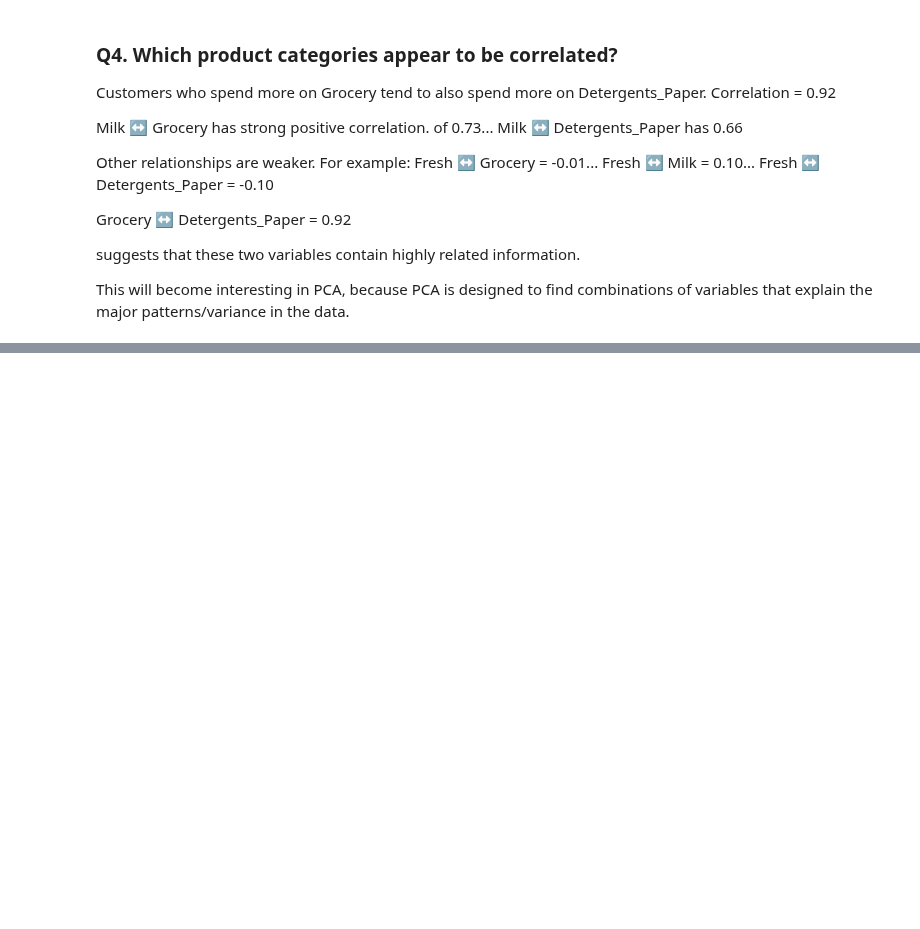
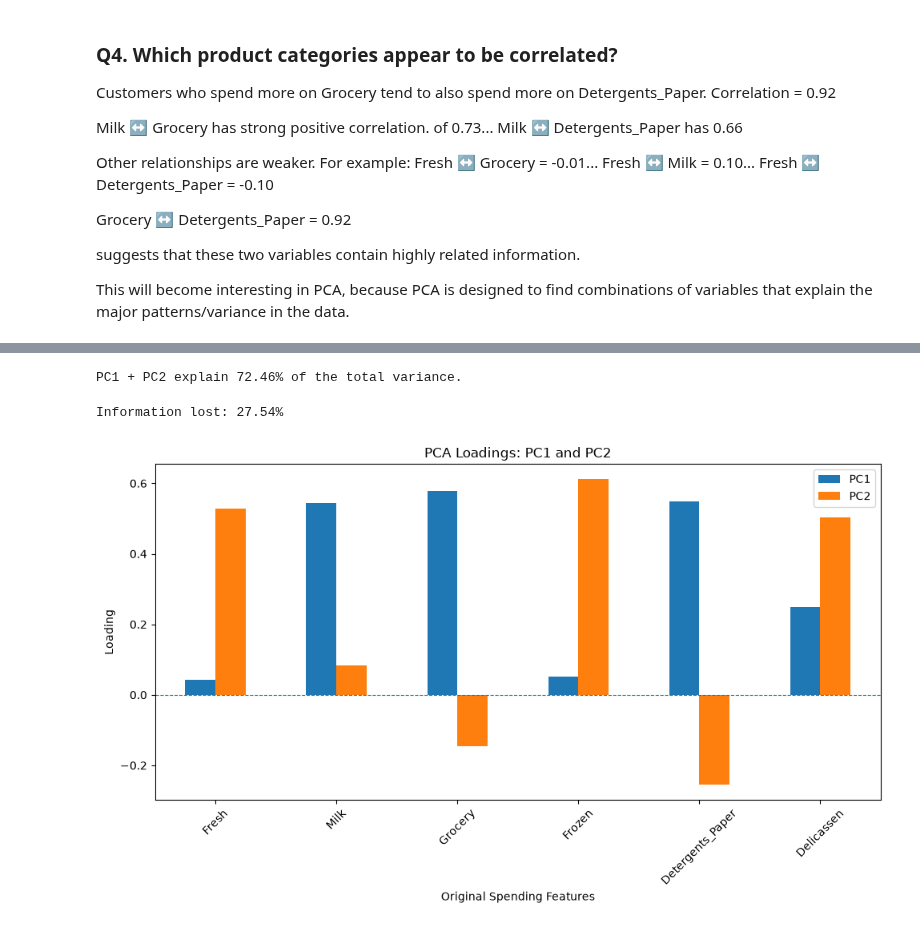
Before and after one commit to sudarshanchaudhari05/Placement-Prep, a Jupyter notebook: Machine learing and computer vison/Home Assignment/Home Assignment 3/Home Assignment 3 codebook.ipynb, the cells around one changed output, grey strips where cells are left out. Saved outputs shown, nothing was run; the diff lists cells and outputs as text; code cells hidden in the pictures; blank space fills up the shorter version.

```diff
--- a/Machine learing and computer vison/Home Assignment/Home Assignment 3/Home Assignment 3 codebook.ipynb
+++ b/Machine learing and computer vison/Home Assignment/Home Assignment 3/Home Assignment 3 codebook.ipynb
@@ -285,0 +505,10 @@ This will become interesting in PCA, because PCA is designed to find combination
+# %%
+# PCA loadings
+
+loadings = pd.DataFrame(
+    pca.components_.T,
+    columns=pca_columns,
+    index=spending_features
+)
+
+loadings
@@ -285,0 +557,40 @@ This will become interesting in PCA, because PCA is designed to find combination
+# %%
+# Variance retained by the first two principal components
+
+two_pc_variance = cumulative_variance[1]
+
+print(
+    f"PC1 + PC2 explain {two_pc_variance * 100:.2f}% "
+    "of the total variance."
+)
+# %% [output]
+PC1 + PC2 explain 72.46% of the total variance.
+# %%
+# Information lost when using only PC1 and PC2
+
+information_lost = 1 - two_pc_variance
+
+print(
+    f"Information lost: {information_lost * 100:.2f}%"
+)
+# %% [output]
+Information lost: 27.54%
+# %%
+# Visualize PCA loadings for PC1 and PC2
+
+loadings[["PC1", "PC2"]].plot(
+    kind="bar",
+    figsize=(10, 6)
+)
+
+plt.title("PCA Loadings: PC1 and PC2")
+plt.xlabel("Original Spending Features")
+plt.ylabel("Loading")
+plt.xticks(rotation=45)
+
+plt.axhline(0, linestyle="--", linewidth=0.8)
+
+plt.tight_layout()
+plt.show()
+# %% [output]
+[figure, added]
```
Also changed, not shown: parts of 142 cells of this notebook.
